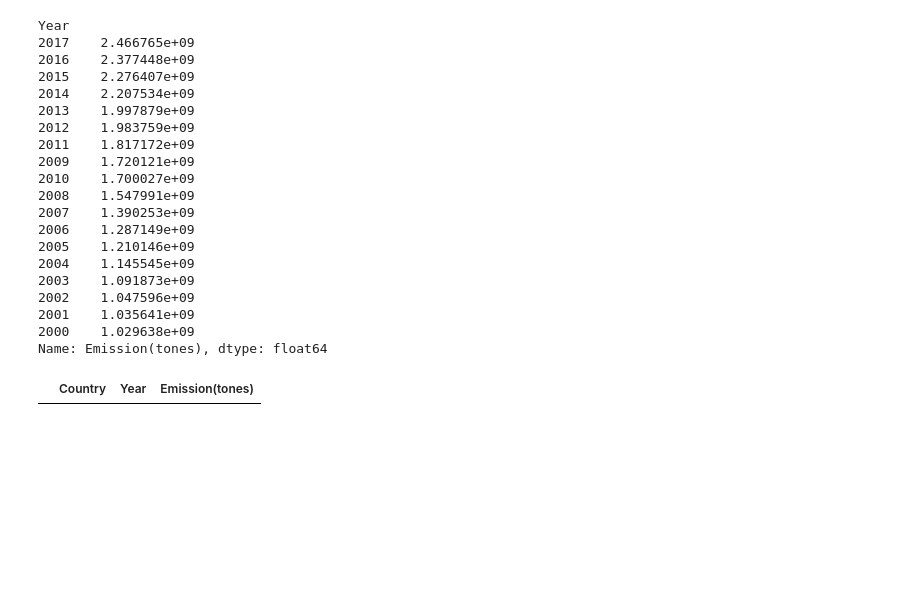
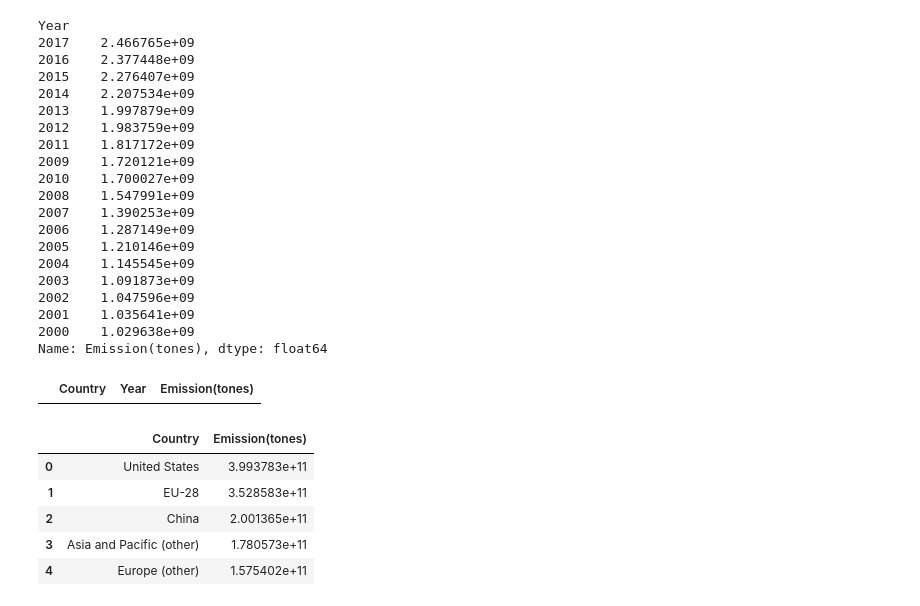
Before and after one commit to abhaygzb15/CO2-Emission-Analysis-and-Prediction, a Jupyter notebook: Emission Analysis/CO2 data analysis.ipynb, the cells around one changed output. Drawn from its saved outputs; the diff is of its cells as text; code cells hidden in the pictures; blank space fills up the shorter version.

```diff
--- a/Emission Analysis/CO2 data analysis.ipynb
+++ b/Emission Analysis/CO2 data analysis.ipynb
@@ -238,4 +238,12 @@ df[(df['Country']=='World')]
 |  | Country | Year | Emission(tones) |
 # %%
 df1=pd.DataFrame(df.groupby(['Country'])['Emission(tones)'].sum().sort_values(ascending=False)[:5])
+df1.reset_index(inplace=True)
 df1
+# %% [output]
+|  | Country | Emission(tones) |
+| 0 | United States | 3.993783e+11 |
+| 1 | EU-28 | 3.528583e+11 |
+| 2 | China | 2.001365e+11 |
+| 3 | Asia and Pacific (other) | 1.780573e+11 |
+| 4 | Europe (other) | 1.575402e+11 |
```
Also changed, not shown: parts of 1 cell of this notebook.
